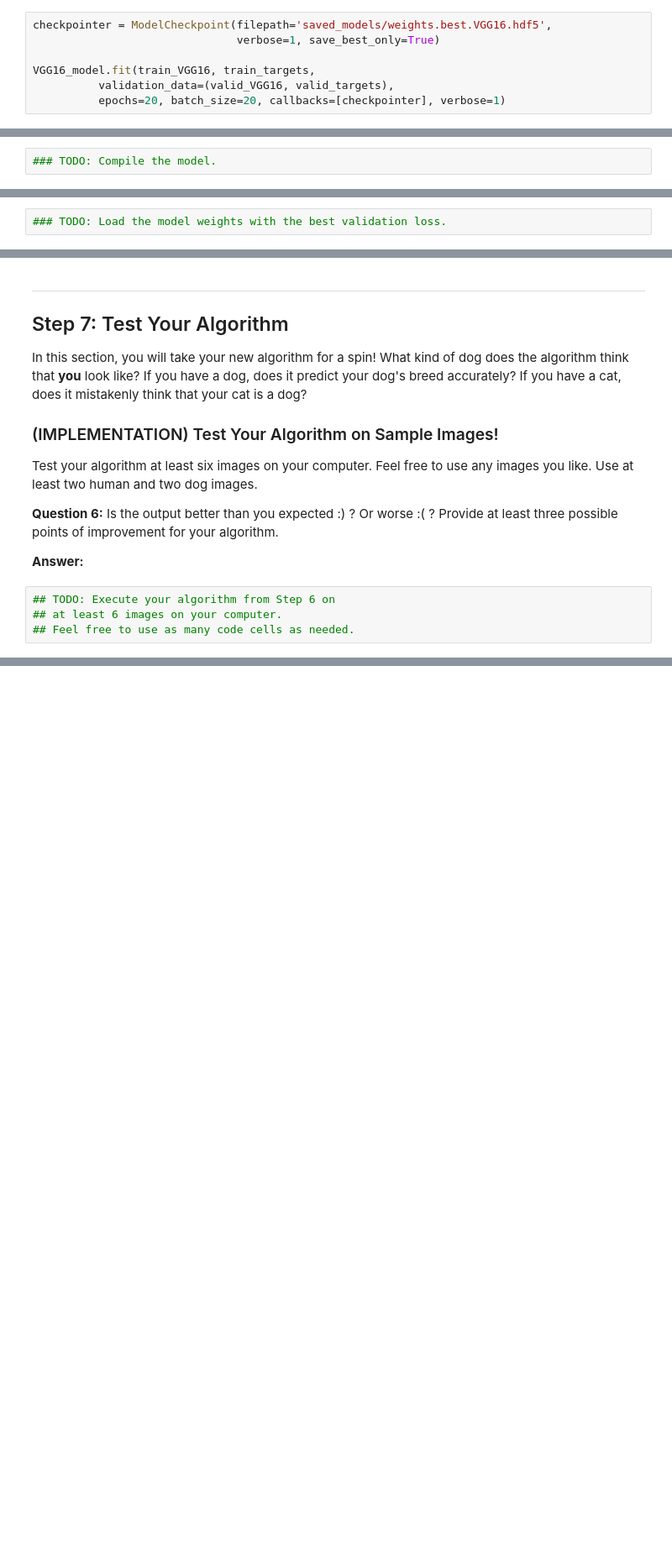
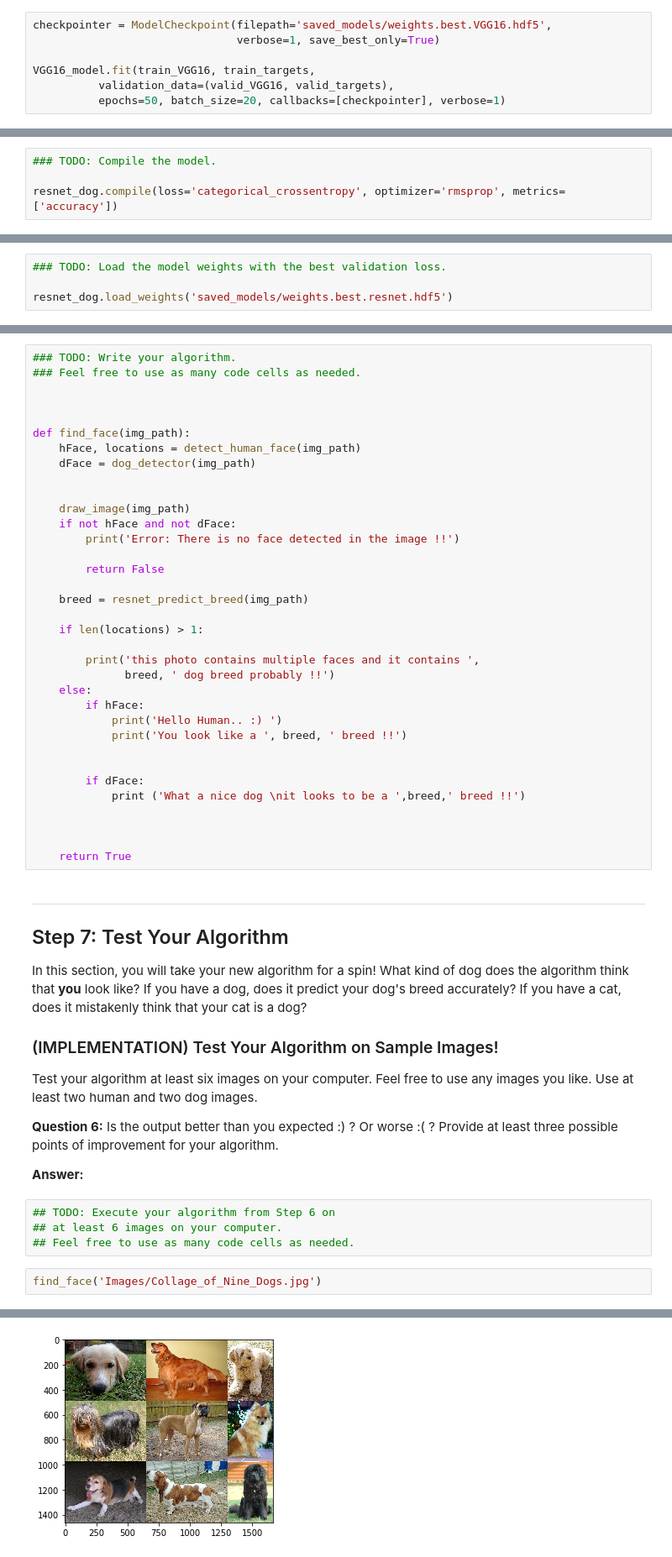
Before and after one commit to alshakir/dog-project, a Jupyter notebook: dog_app.ipynb, the cells around one changed output, grey strips where cells are left out. Shown at 84% size. Saved outputs shown, nothing was run; the diff lists cells and outputs as text; blank space fills up the shorter version.

Commit message:
Testing the algorithm

```diff
--- a/dog_app.ipynb
+++ b/dog_app.ipynb
@@ -572,4 +648,4 @@ checkpointer = ModelCheckpoint(filepath='saved_models/weights.best.VGG16.hdf5',
 
 VGG16_model.fit(train_VGG16, train_targets,
           validation_data=(valid_VGG16, valid_targets),
-          epochs=20, batch_size=20, callbacks=[checkpointer], verbose=1)
+          epochs=50, batch_size=20, callbacks=[checkpointer], verbose=1)
@@ -645,6 +785,8 @@ __Answer:__
 ### (IMPLEMENTATION) Compile the Model
 # %%
 ### TODO: Compile the model.
+
+resnet_dog.compile(loss='categorical_crossentropy', optimizer='rmsprop', metrics=['accuracy'])
 # %% [markdown]
 ### (IMPLEMENTATION) Train the Model
 
@@ -657,6 +825,8 @@ You are welcome to [augment the training data](https://blog.keras.io/building-po
 ### (IMPLEMENTATION) Load the Model with the Best Validation Loss
 # %%
 ### TODO: Load the model weights with the best validation loss.
+
+resnet_dog.load_weights('saved_models/weights.best.resnet.hdf5')
 # %% [markdown]
 ### (IMPLEMENTATION) Test the Model
 
@@ -705,3 +920,38 @@ Some sample output for our algorithm is provided below, but feel free to design
+# %%
+### TODO: Write your algorithm.
+### Feel free to use as many code cells as needed.
+
+
+
+def find_face(img_path):
+    hFace, locations = detect_human_face(img_path)
+    dFace = dog_detector(img_path)
+
+
+    draw_image(img_path)
+    if not hFace and not dFace:
+        print('Error: There is no face detected in the image !!')
+
+        return False
+
+    breed = resnet_predict_breed(img_path)
+
+    if len(locations) > 1:
+
+        print('this photo contains multiple faces and it contains ',
+              breed, ' dog breed probably !!')
+    else:
+        if hFace:
+            print('Hello Human.. :) ')
+            print('You look like a ', breed, ' breed !!')
+
+
+        if dFace:
+            print ('What a nice dog \nit looks to be a ',breed,' breed !!')
+
+
+
+    return True
 # %% [markdown]
 ---
 <a id='step7'></a>
@@ -720,3 +970,6 @@ __Answer:__
 ## TODO: Execute your algorithm from Step 6 on
 ## at least 6 images on your computer.
 ## Feel free to use as many code cells as needed.
+# %%
+find_face('Images/Collage_of_Nine_Dogs.jpg')
+# %% [output]
@@ -722,0 +979 @@ __Answer:__
+[figure, added]
```
Also changed, not shown: parts of 37 cells of this notebook, 17 other files.
